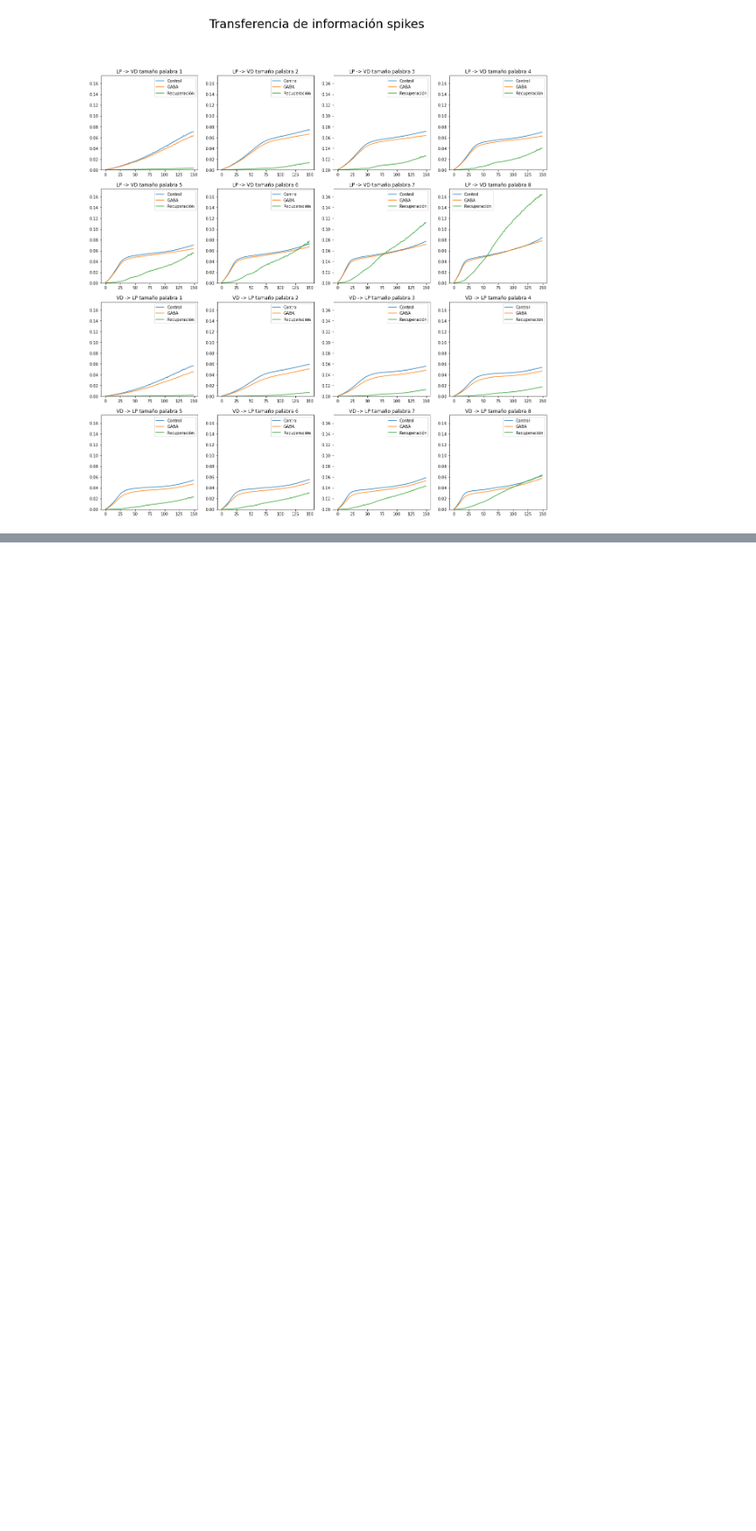
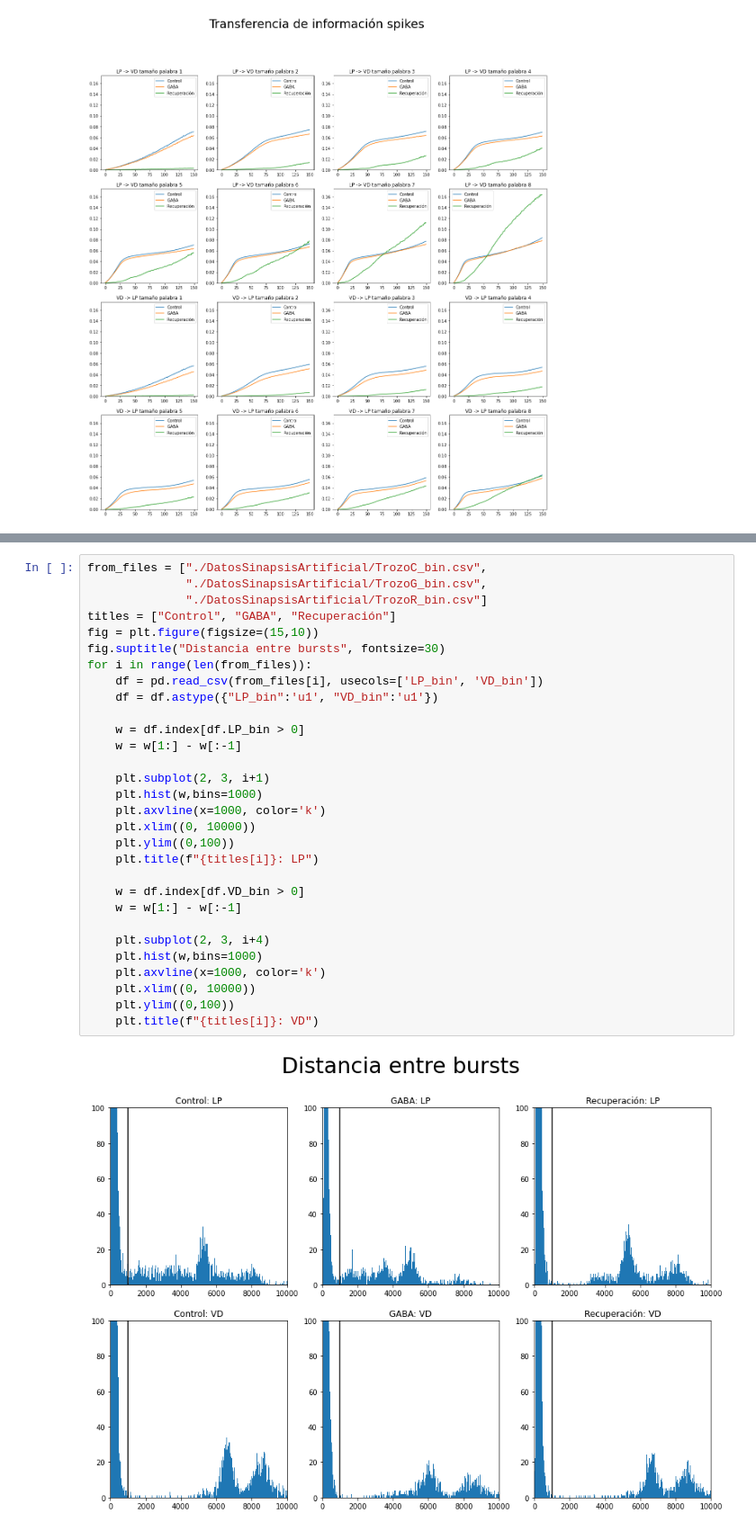
Before and after one commit to OscarGB/MUCD-TI, a Jupyter notebook: TI_practica.ipynb, the cells around one changed output, grey strips where cells are left out. Shown at 90% size. Drawn from its saved outputs; the diff is of its cells as text; blank space fills up the shorter version.

```diff
--- a/TI_practica.ipynb
+++ b/TI_practica.ipynb
@@ -457,0 +360,32 @@ for w in range(1,9):
+# %%
+from_files = ["./DatosSinapsisArtificial/TrozoC_bin.csv",
+              "./DatosSinapsisArtificial/TrozoG_bin.csv",
+              "./DatosSinapsisArtificial/TrozoR_bin.csv"]
+titles = ["Control", "GABA", "Recuperación"]
+fig = plt.figure(figsize=(15,10))
+fig.suptitle("Distancia entre bursts", fontsize=30)
+for i in range(len(from_files)):
+    df = pd.read_csv(from_files[i], usecols=['LP_bin', 'VD_bin'])
+    df = df.astype({"LP_bin":'u1', "VD_bin":'u1'})
+
+    w = df.index[df.LP_bin > 0]
+    w = w[1:] - w[:-1]
+
+    plt.subplot(2, 3, i+1)
+    plt.hist(w,bins=1000)
+    plt.axvline(x=1000, color='k')
+    plt.xlim((0, 10000))
+    plt.ylim((0,100))
+    plt.title(f"{titles[i]}: LP")
+
+    w = df.index[df.VD_bin > 0]
+    w = w[1:] - w[:-1]
+
+    plt.subplot(2, 3, i+4)
+    plt.hist(w,bins=1000)
+    plt.axvline(x=1000, color='k')
+    plt.xlim((0, 10000))
+    plt.ylim((0,100))
+    plt.title(f"{titles[i]}: VD")
+# %% [output]
+[figure, added]
```
Also changed, not shown: parts of 56 cells of this notebook.
